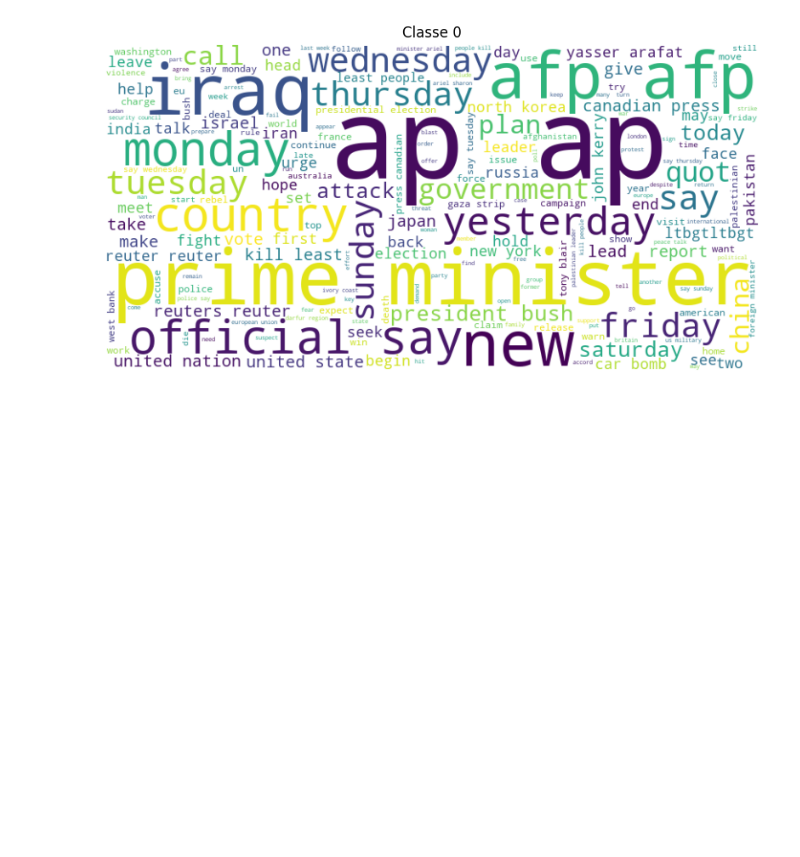
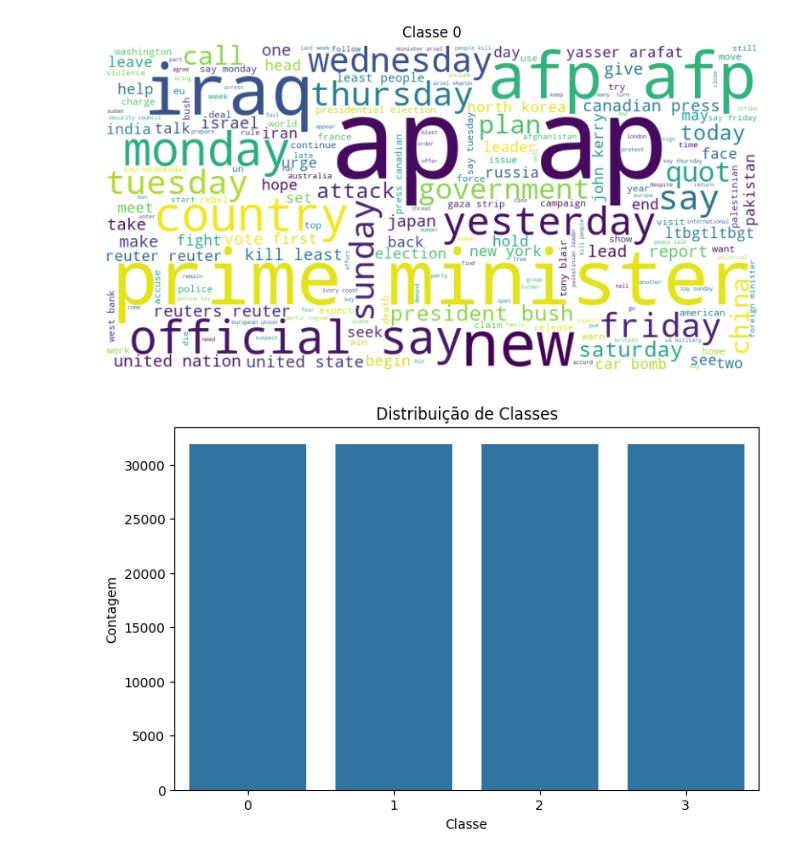
Before and after one commit to Helryson/MLOps-Structure-Concept, a Jupyter notebook: src/visualization/exploration.ipynb, the cells around one changed output. Cells and saved outputs as stored; diff of their text form; code cells hidden in the pictures; blank space fills up the shorter version.

```diff
--- a/src/visualization/exploration.ipynb
+++ b/src/visualization/exploration.ipynb
@@ -53,3 +53,7 @@ def plot_class_distribution(df, label_col='label'):
     plt.xlabel("Classe")
     plt.ylabel("Contagem")
     plt.show()
+# %%
+plot_class_distribution(df, label_col='label')
+# %% [output]
+[figure, added]
```
Also changed, not shown: 5 other files.
